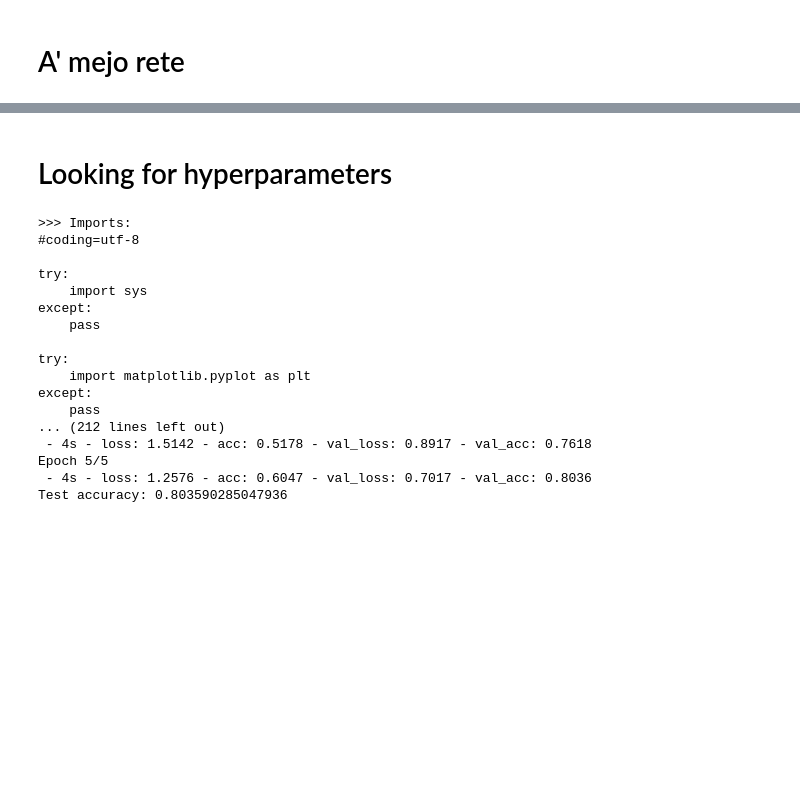
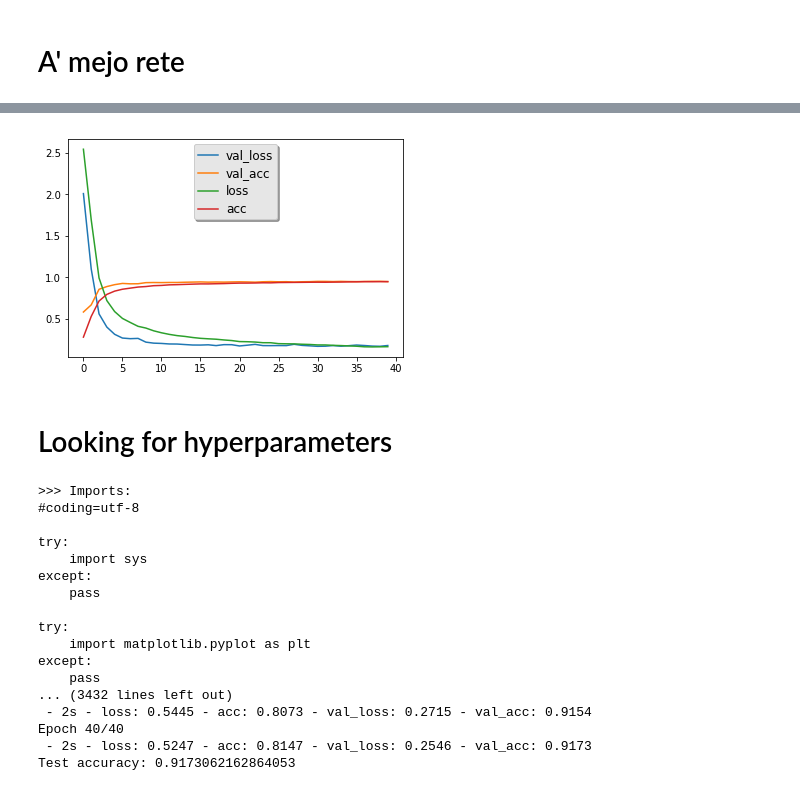
Before and after one commit to mrektor/HDA_speechCommand, a Jupyter notebook: processing.ipynb, the cells around one changed output, grey strips where cells are left out. Drawn from its saved outputs; the diff is of its cells as text; code cells hidden in the pictures; blank space fills up the shorter version.

```diff
--- a/processing.ipynb
+++ b/processing.ipynb
@@ -271,32 +189,32 @@ x_train, y_train, x_test, y_test = train_test_creator({k: mfccDict[k] for k in m
 # %% [markdown]
 # A' mejo rete
 # %%
-#def soft()
 cnn = Sequential()
 
-cnn.add(Convolution2D(32, (5,4),  strides = (1,1), padding="valid",  activation="softplus",
-                      input_shape=(1, x_train.shape[2], x_train.shape[3])))
+cnn.add(Convolution2D(64, (5,4),  strides = (1,1), padding="valid",  activation="softplus",
+                      input_shape=(x_train.shape[1], x_train.shape[2],1)))
+cnn.add(BatchNormalization())
 
 cnn.add(MaxPooling2D(pool_size=(3,2)))
-cnn.add(Dropout(0.25))
+cnn.add(Dropout(0.4))
 
 
 cnn.add(Convolution2D(64, (4,2),  strides = (1,1), padding="valid", activation="softplus"))
-cnn.add(Convolution2D(128, (4,3),  strides = (1,1), padding="valid", activation="softplus"))
+cnn.add(BatchNormalization())
 
-cnn.add(MaxPooling2D(pool_size=(2,2)))
-cnn.add(Dropout(0.25))
+cnn.add(Convolution2D(256, (4,3),  strides = (1,1), padding="valid", activation="softplus"))
+cnn.add(BatchNormalization())
+cnn.add(Dropout(0.5))
+cnn.add(MaxPooling2D(pool_size=(5,1)))
 
 
 cnn.add(Flatten())
 
-cnn.add(Dense(80, activation="softplus"))
-cnn.add(Dropout(0.6))
+cnn.add(Dense(100, activation="softplus"))
+cnn.add(Dropout(0.7))
+cnn.add(BatchNormalization())
 
-#cnn.add(Dense(30, activation="sigmoid"))
-#cnn.add(Dropout(0.35))
-
-cnn.add(Dense(y_train.shape[1], activation="softmax"))
+cnn.add(Dense(y_train.shape[1], activation="sigmoid"))
 
 # define optimizer and objective, compile cnn
 cnn.summary()
@@ -303,4 +239,4 @@ cnn.summary()
 # %%
 epoch = 40
-cnn.compile(loss="categorical_crossentropy", optimizer="adamax", metrics=['accuracy'])
-cnn.fit(X_train, y_train, epochs=epoch, validation_data=(x_test, y_test), batch_size=round(x_train.shape[0]/250))
+compiled = cnn.compile(loss="categorical_crossentropy", optimizer="adam", metrics=['accuracy'])
+fitted = cnn.fit(x_train, y_train, epochs=epoch, validation_data=(x_test, y_test), batch_size=round(x_train.shape[0]/250))
@@ -312 +275,18 @@ print ("Precision: ", round(precision*100,2),"%")
+# %%
+fig, ax = plt.subplots()
+x = range(epoch)
+for key in fitted.history:
+    ax.plot(x,fitted.history[key],label=key)
+legend = ax.legend(loc='upper center', shadow=True)
+frame = legend.get_frame()
+frame.set_facecolor('0.90')
+for label in legend.get_texts():
+    label.set_fontsize('large')
+
+for label in legend.get_lines():
+    label.set_linewidth(1.5)  # the legend line width
+
+plt.show()
+# %% [output]
+[figure, added]
 # %%
@@ -370,11 +345,12 @@ def create_model(x_train, y_train, x_test, y_test):
     return {'loss': -acc, 'status': STATUS_OK, 'model': cnn}
 # %%
 #from keras.layers.core import Dense, Dropout, Activation
+trials = Trials()
 best_run, best_model = optim.minimize(model=create_model,
                                       data=data,
                                       algo=tpe.suggest,
                                       max_evals=5,
-                                      trials=Trials(),
+                                      trials=trials,
                                       notebook_name='processing')
 # %% [output]
 >>> Imports:
@@ -389,8 +365,8 @@ try:
     import matplotlib.pyplot as plt
 except:
     pass
-... (212 lines left out)
- - 4s - loss: 1.5142 - acc: 0.5178 - val_loss: 0.8917 - val_acc: 0.7618
-Epoch 5/5
- - 4s - loss: 1.2576 - acc: 0.6047 - val_loss: 0.7017 - val_acc: 0.8036
-Test accuracy: 0.803590285047936
+... (3432 lines left out)
+ - 2s - loss: 0.5445 - acc: 0.8073 - val_loss: 0.2715 - val_acc: 0.9154
+Epoch 40/40
+ - 2s - loss: 0.5247 - acc: 0.8147 - val_loss: 0.2546 - val_acc: 0.9173
+Test accuracy: 0.9173062162864053
```
Also changed, not shown: parts of 19 cells of this notebook, 1 other file.
